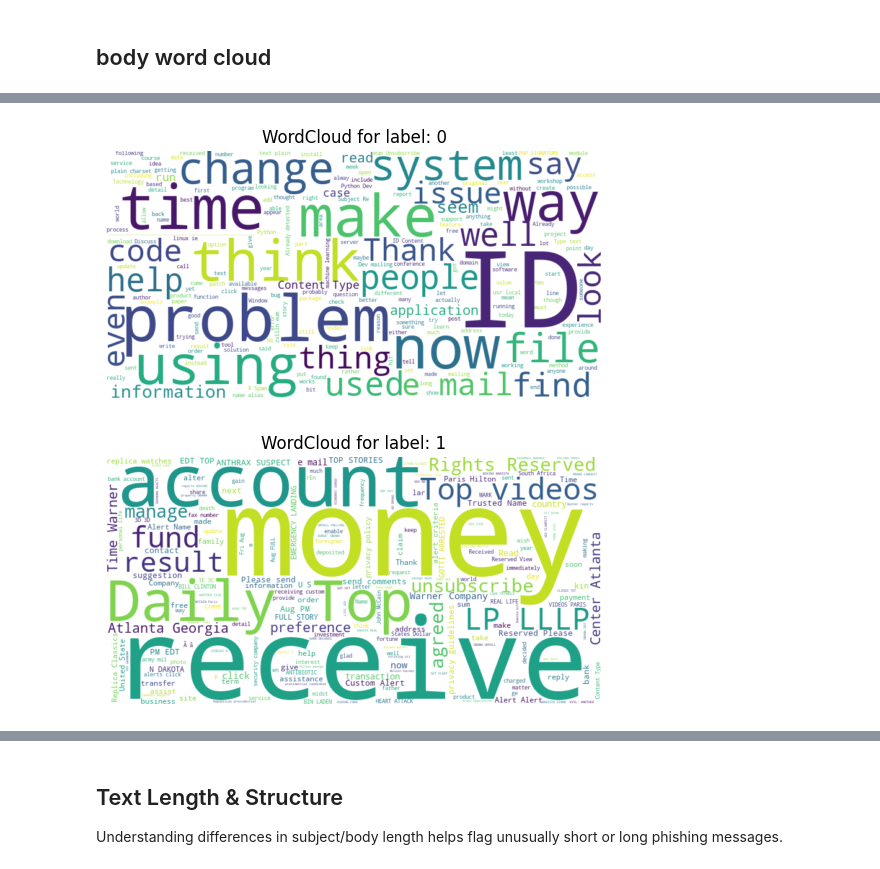
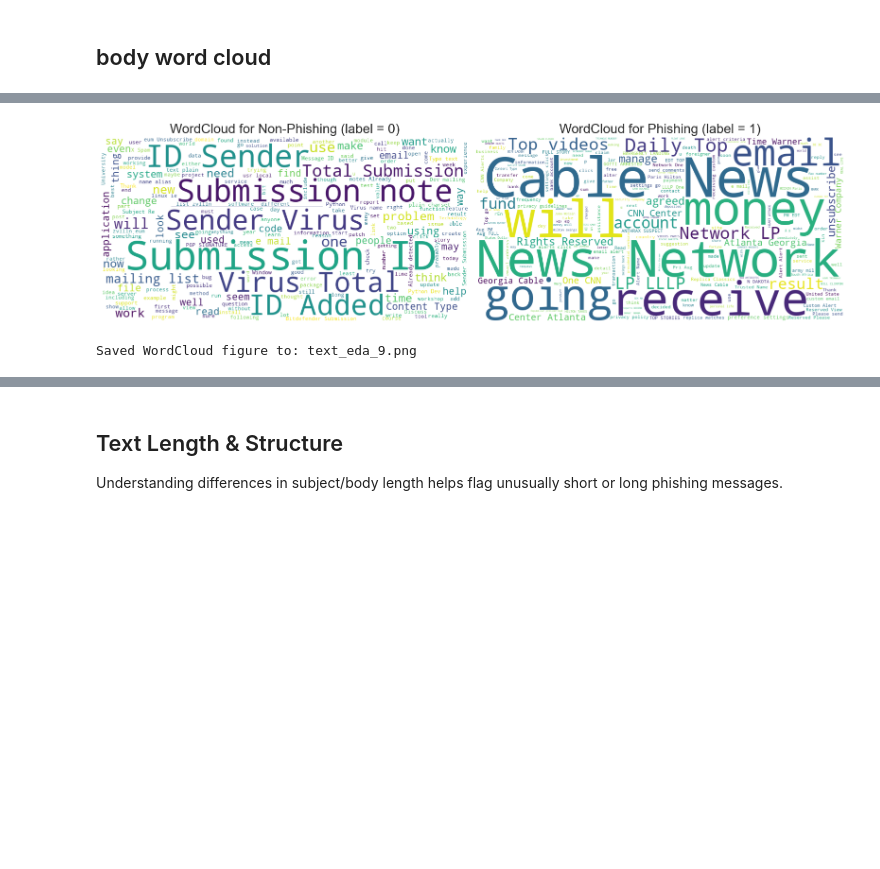
Before and after one commit to H6WU6R/DSA4263_Group_Project, a Jupyter notebook: notebooks/ud/text_eda.ipynb, the cells around one changed output, grey strips where cells are left out. Drawn from its saved outputs; the diff is of its cells as text; code cells hidden in the pictures; blank space fills up the shorter version.

```diff
--- a/notebooks/ud/text_eda.ipynb
+++ b/notebooks/ud/text_eda.ipynb
@@ -393,36 +425,50 @@ df.head()
 # %%
 from wordcloud import WordCloud, STOPWORDS
 from sklearn.feature_extraction.text import CountVectorizer
 
 stopwords = set(STOPWORDS)
 
-ceas_boilerplate = {
-    # CEAS wrapper artifacts
-    'submission', 'submissionid', 'added','sender','notes','total','list','wrote','message','university','settings',
-    # CEAS virus campaign artifacts
-    'virus',
-    # CEAS news campaign artifacts
-    'cnncom','cnn','news','network','cable','cable news','news network'
-}
-generic_fillers = {
-    'new','use','may','im','go','see','know','work','need','want', 'will', 'email', 'us', 'one', 'going'
+# ceas_boilerplate = {
+#     # CEAS wrapper artifacts
+#     'submission', 'submissionid', 'added','sender','notes','total','list','wrote','message','university','settings',
+#     # CEAS virus campaign artifacts
+#     'virus',
+#     # CEAS news campaign artifacts
+#     'cnncom','cnn','news','network','cable','cable news','news network'
+# }
+# generic_fillers = {
+#     'new','use','may','im','go','see','know','work','need','want', 'will', 'email', 'us', 'one', 'going'
+# }
+
+# stopwords.update(ceas_boilerplate)
+# stopwords.update(generic_fillers)
+
+# Titles for each label
+label_titles = {
+    0: "WordCloud for Non-Phishing (label = 0)",
+    1: "WordCloud for Phishing (label = 1)",
 }
 
-stopwords.update(ceas_boilerplate)
-stopwords.update(generic_fillers)
+# Prepare figure with 2 subplots
+fig, axes = plt.subplots(1, 2, figsize=(16, 6))
 
-# --- body WordClouds by label ---
-for label in sorted(df['label'].dropna().unique()):
+for ax, label in zip(axes, [0, 1]):
     text = " ".join(df.loc[df['label'] == label, 'body_no_urls'])
     wc = WordCloud(
         width=800, height=400,
         background_color='white',
         stopwords=stopwords
     ).generate(text)
-    plt.imshow(wc, interpolation='bilinear')
-    plt.axis('off')
-    plt.title(f"WordCloud for label: {label}")
-    plt.show()
+
+    ax.imshow(wc, interpolation='bilinear')
+    ax.axis('off')
+    ax.set_title(label_titles[label], fontsize=20)
+
+plt.tight_layout()
+save_path = "text_eda_9.png"
+plt.savefig(save_path, dpi=300, bbox_inches='tight')
+plt.show()
+print(f"Saved WordCloud figure to: {save_path}")
 # %% [output]
-[figure, old version]
+[figure, new version]
-[figure, removed]
+Saved WordCloud figure to: text_eda_9.png
```
Also changed, not shown: parts of 12 cells of this notebook, 9 other files.
